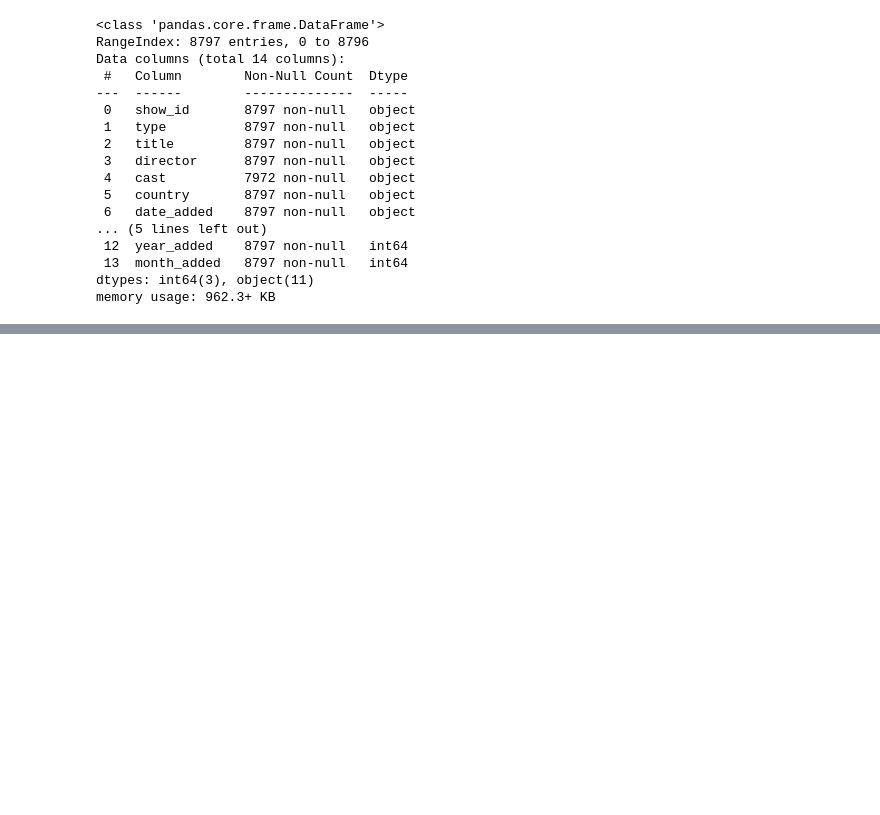
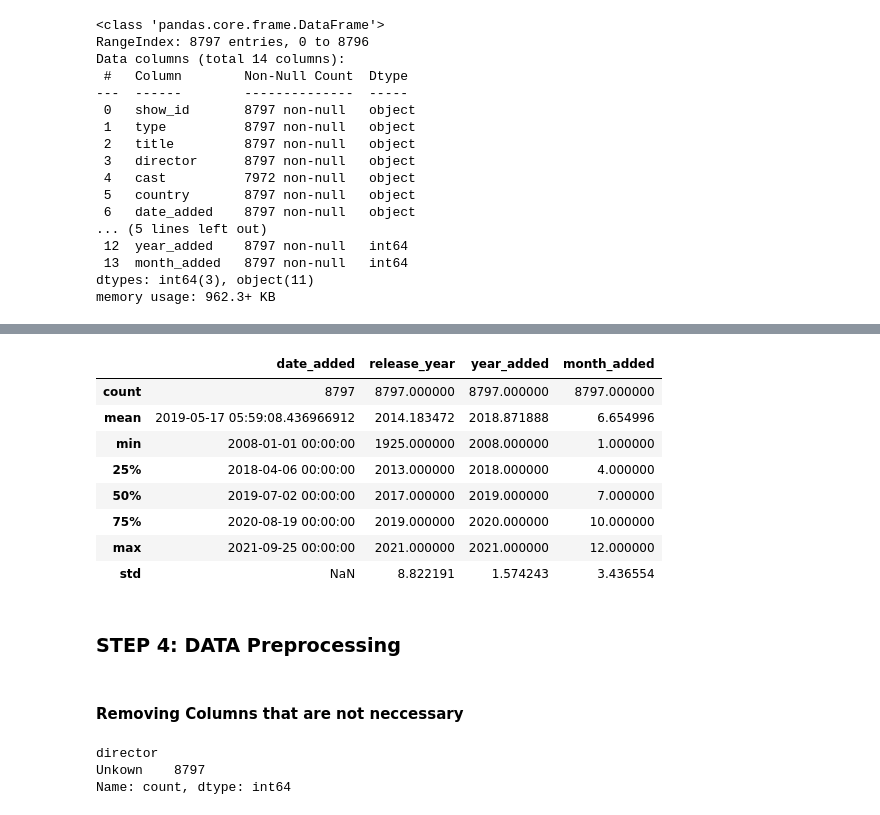
Before and after one commit to theaditya24/COMPLETE-PYTHON-FOR-DATA-ANALYTICS, a Jupyter notebook: Netflix Data Analysis/EDA.ipynb, the cells around one changed output, grey strips where cells are left out. Cells and saved outputs as stored; diff of their text form; code cells hidden in the pictures; blank space fills up the shorter version.

```diff
--- a/Netflix Data Analysis/EDA.ipynb
+++ b/Netflix Data Analysis/EDA.ipynb
@@ -62,0 +85,2 @@ memory usage: 962.3+ KB
+# %%
+df['date_added'] = pd.to_datetime(df['date_added'], errors = 'coerce')
@@ -62,0 +122,2 @@ memory usage: 962.3+ KB
+# %%
+df['cast'] = df['cast'].fillna('Not Available')
@@ -62,0 +135,2 @@ memory usage: 962.3+ KB
+# %%
+df['rating'] = df['rating'].fillna(df['rating'].mode()[0])
@@ -62,0 +159,2 @@ memory usage: 962.3+ KB
+# %%
+df['duration'] = df['duration'].fillna(df['duration'].mode()[0])
@@ -62,0 +199,22 @@ memory usage: 962.3+ KB
+# %%
+df.describe()
+# %% [output]
+|  | date_added | release_year | year_added | month_added |
+| count | 8797 | 8797.000000 | 8797.000000 | 8797.000000 |
+| mean | 2019-05-17 05:59:08.436966912 | 2014.183472 | 2018.871888 | 6.654996 |
+| min | 2008-01-01 00:00:00 | 1925.000000 | 2008.000000 | 1.000000 |
+| 25% | 2018-04-06 00:00:00 | 2013.000000 | 2018.000000 | 4.000000 |
+| 50% | 2019-07-02 00:00:00 | 2017.000000 | 2019.000000 | 7.000000 |
+| 75% | 2020-08-19 00:00:00 | 2019.000000 | 2020.000000 | 10.000000 |
+| max | 2021-09-25 00:00:00 | 2021.000000 | 2021.000000 | 12.000000 |
+| std | NaN | 8.822191 | 1.574243 | 3.436554 |
+# %% [markdown]
+### STEP 4: DATA Preprocessing
+# %% [markdown]
+#### Removing Columns that are not neccessary
+# %%
+df['director'].value_counts()
+# %% [output]
+director
+Unkown    8797
+Name: count, dtype: int64
```
Also changed, not shown: parts of 31 cells of this notebook.
